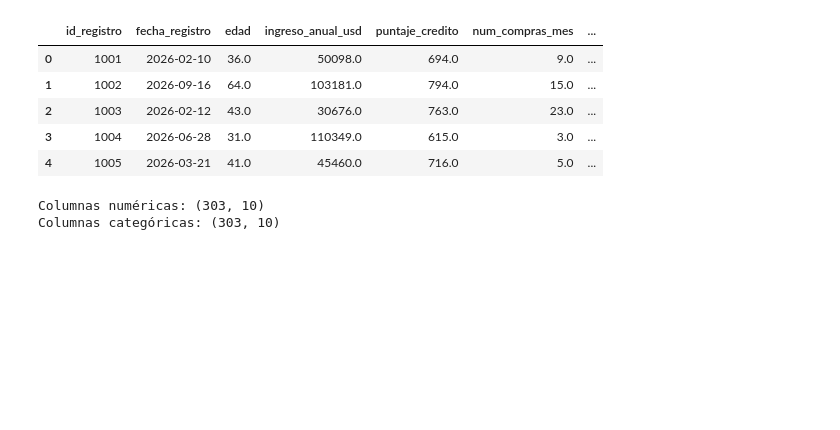
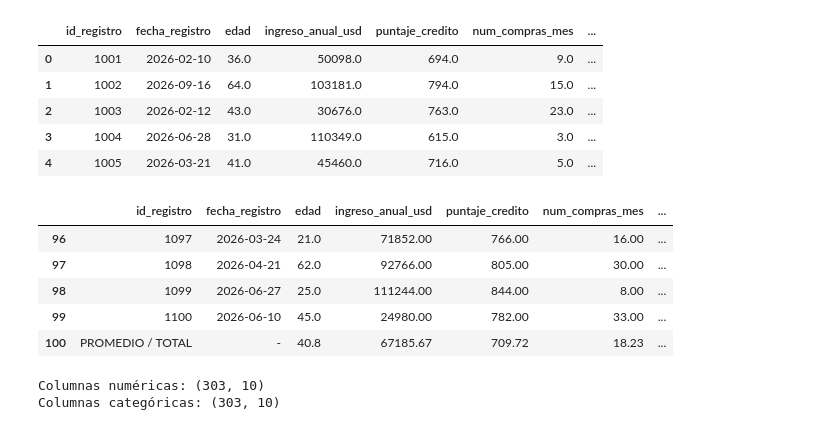
Before and after one commit to mtzsantosedu/M4-Programaci-n, a Jupyter notebook: S2 - Estructura_de_datos/ACT02.ipynb, the cells around one changed output. Cells and saved outputs as stored; diff of their text form; code cells hidden in the pictures; blank space fills up the shorter version.

```diff
--- a/S2 - Estructura_de_datos/ACT02.ipynb
+++ b/S2 - Estructura_de_datos/ACT02.ipynb
@@ -68,7 +68,7 @@ Aquí, `df` es un `DataFrame` que contiene los datos del archivo.
 import pandas as pd
 # %%
 # llamar un archivo xlsx
-df1 = pd.read_excel("01. clasificacion_datos_ml.xlsx")
+df1 = pd.read_excel("data/01. clasificacion_datos_ml.xlsx")
 # %%
 df2 = pd.read_excel("data/02. clasificacion_variables_estadisticas.xlsx")
 # %% [markdown]
@@ -172,6 +173,16 @@ df1.head()
 | 2 | 1003 | 2026-02-12 | 43.0 | 30676.0 | 763.0 | 23.0 | ... |
 | 3 | 1004 | 2026-06-28 | 31.0 | 110349.0 | 615.0 | 3.0 | ... |
 | 4 | 1005 | 2026-03-21 | 41.0 | 45460.0 | 716.0 | 5.0 | ... |
+# %%
+# Muestra los últimos 5 registros del dataframe
+df1.tail()
+# %% [output]
+|  | id_registro | fecha_registro | edad | ingreso_anual_usd | puntaje_credito | num_compras_mes | ... |
+| 96 | 1097 | 2026-03-24 | 21.0 | 71852.00 | 766.00 | 16.00 | ... |
+| 97 | 1098 | 2026-04-21 | 62.0 | 92766.00 | 805.00 | 30.00 | ... |
+| 98 | 1099 | 2026-06-27 | 25.0 | 111244.00 | 844.00 | 8.00 | ... |
+| 99 | 1100 | 2026-06-10 | 45.0 | 24980.00 | 782.00 | 33.00 | ... |
+| 100 | PROMEDIO / TOTAL | - | 40.8 | 67185.67 | 709.72 | 18.23 | ... |
 # %%
 # dividir variables numericas y categóricas
 numericas = df2.select_dtypes(include="number").copy()
```
Also changed, not shown: parts of 7 cells of this notebook, 2 other files.
